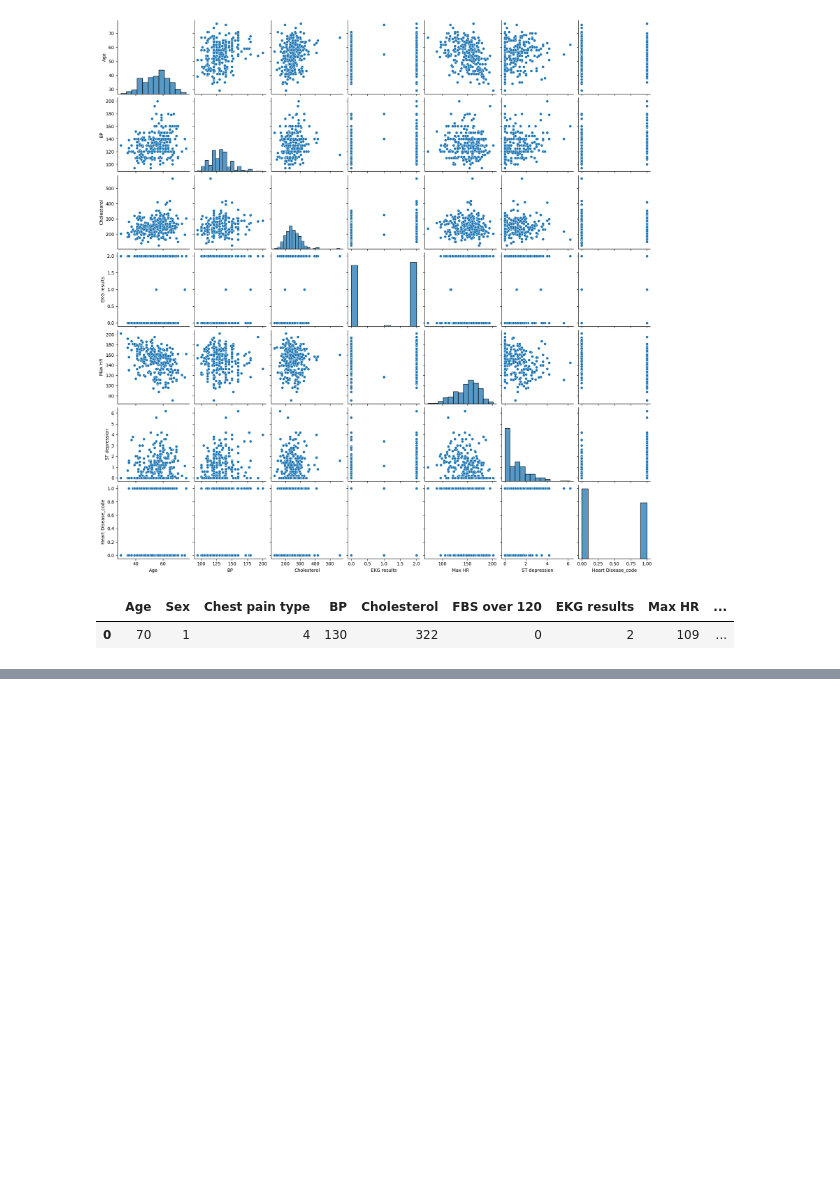
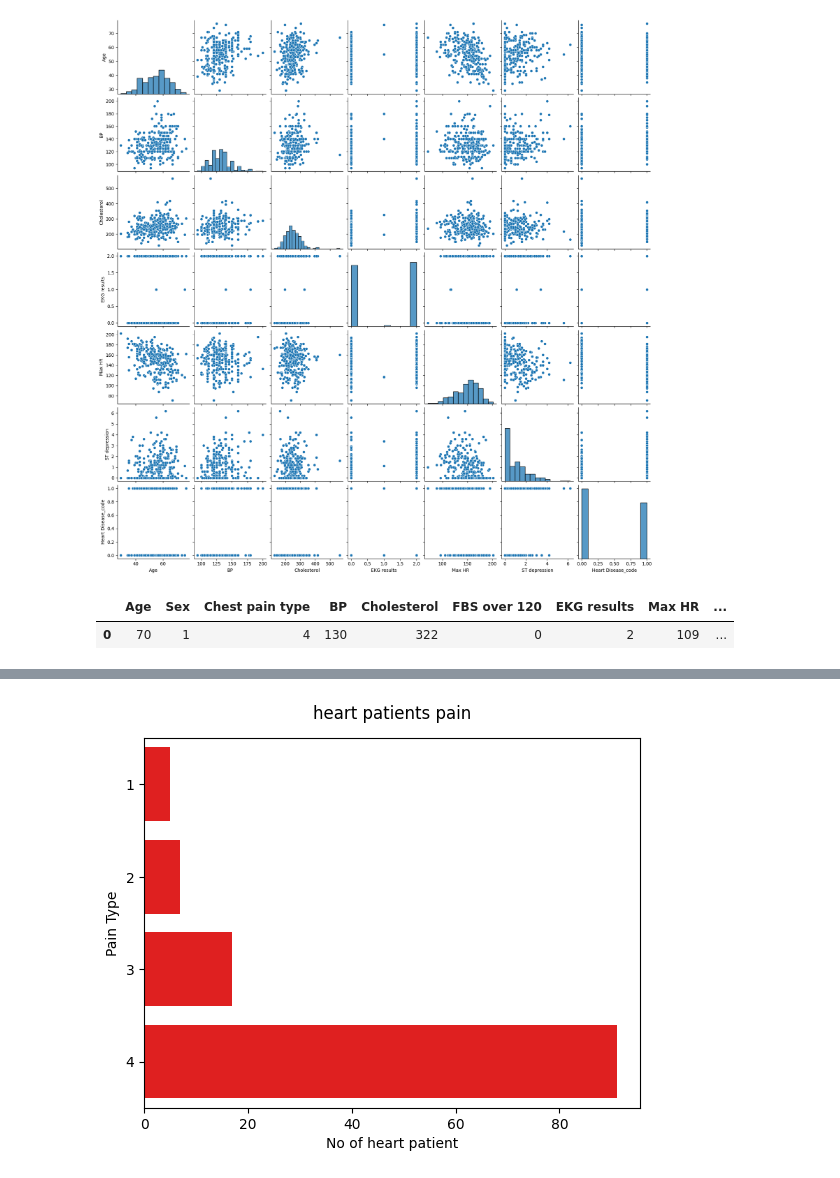
Before and after one commit to SagunBastola/eda_heart_disease, a Jupyter notebook: eda-on-heart-disease-analysis.ipynb, the cells around one changed output, grey strips where cells are left out. Cells and saved outputs as stored; diff of their text form; code cells hidden in the pictures; blank space fills up the shorter version.

```diff
--- a/eda-on-heart-disease-analysis.ipynb
+++ b/eda-on-heart-disease-analysis.ipynb
@@ -114,0 +133,8 @@ heart.head(1)
+# %%
+#chest pain type in heart patient
+g=sns.countplot(data=presence_heart,y="Chest pain type",color="r")
+g.set(xlabel="No of heart patient",ylabel="Pain Type")
+g.set_title("heart patients pain",y=1.03)
+plt.show()
+# %% [output]
+[figure, added]
```
Also changed, not shown: parts of 3 cells of this notebook.
